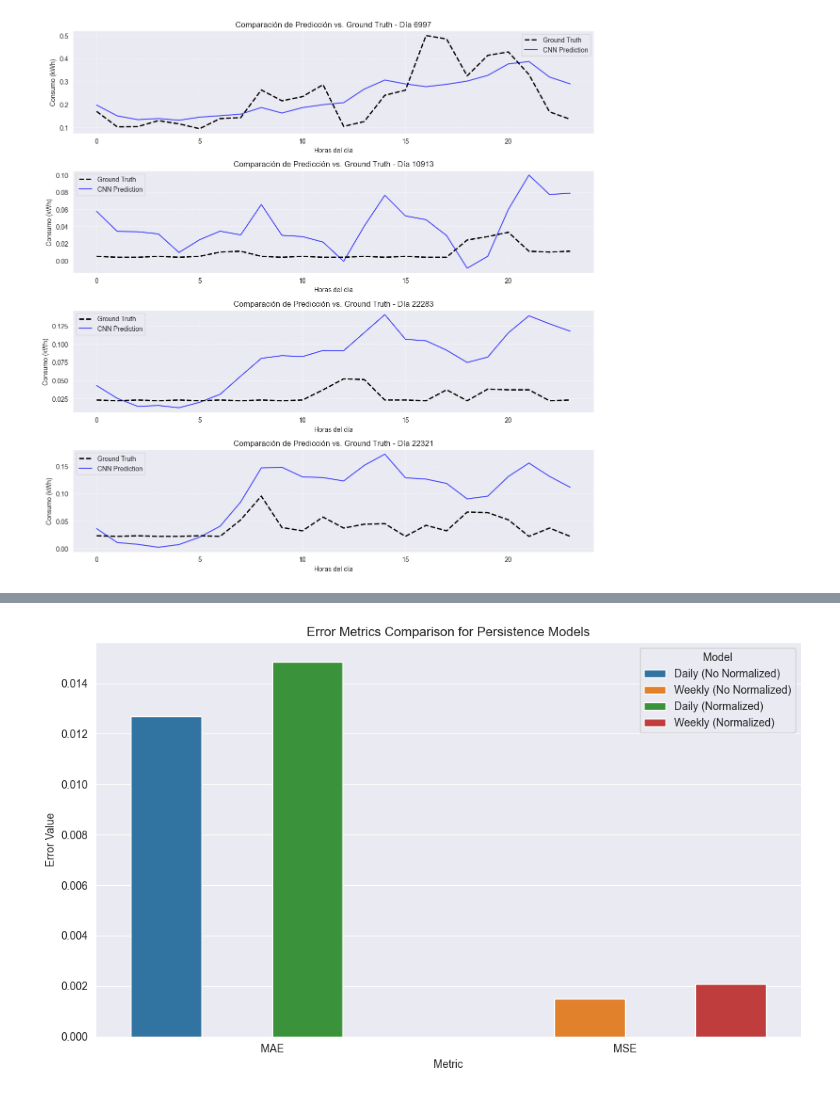
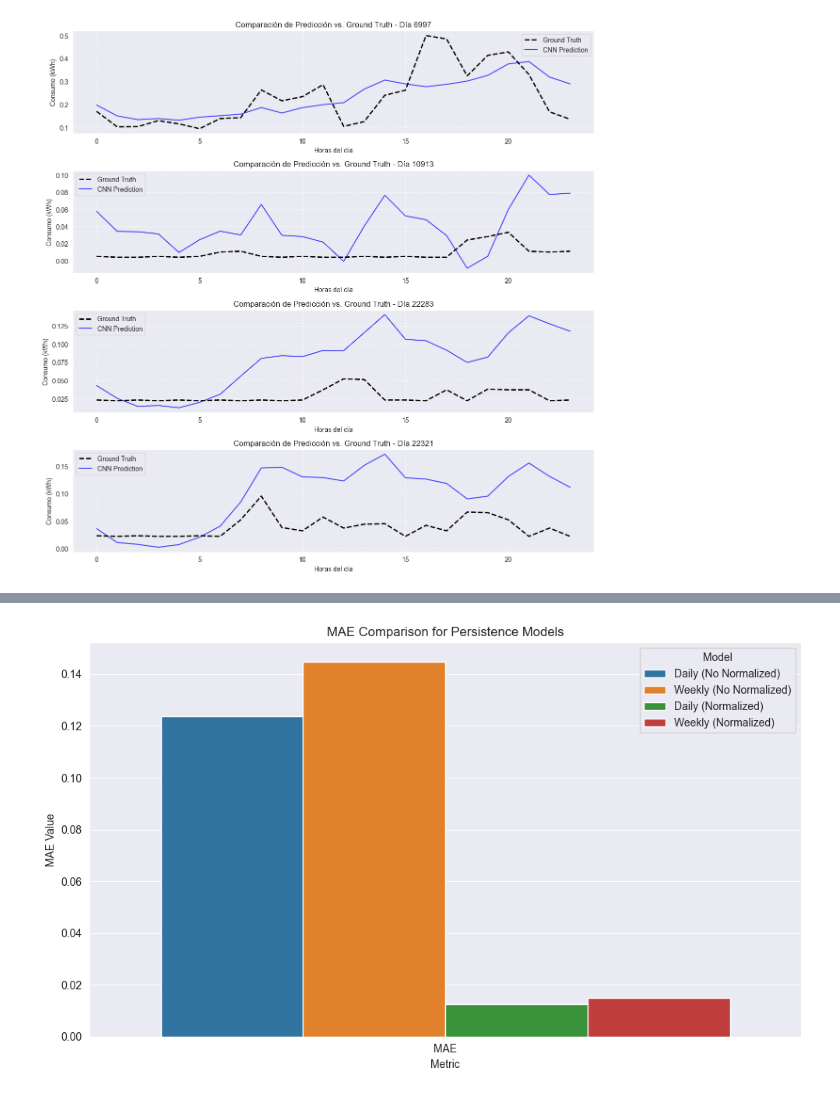
Before and after one commit to FranUrsus/TimeSeriesImaging, a Jupyter notebook: scripts/main.ipynb, the cells around one changed output, grey strips where cells are left out. Drawn from its saved outputs; the diff is of its cells as text; code cells hidden in the pictures.

```diff
--- a/scripts/main.ipynb
+++ b/scripts/main.ipynb
@@ -1281,55 +1086,56 @@ array([[0.021, 0.022, 0.023, ..., 0.022, 0.021, 0.023],
 # %%
+
 from sklearn.metrics import mean_absolute_error, mean_squared_error, r2_score
-GT_test_norm = df_test_norm.to_numpy()
-GT_test = df_test_norm.to_numpy()
+#GT_test_norm = df_test_norm.to_numpy()
+#GT_test = df_test.to_numpy()
 persist_diaria_test_sin_normalizar = persistence_daily(GT_test)
 persist_diadia_test_normalizado = persistence_daily(GT_test_norm)
 persist_semanal_test_sin_normalizar = persistence_weekly(GT_test)
 persist_semanal_test_normalizado = persistence_weekly(GT_test_norm)
 daily_results_norm = (
-    mean_absolute_error(GT_test_norm, persist_diadia_test_normalizado),
-    mean_squared_error(GT_test_norm, persist_diadia_test_normalizado),
+    mean_absolute_error(GT_test_norm, persist_diadia_test_normalizado)
+
 )
 
 weekly_results_norm = (
-    mean_absolute_error(GT_test_norm, persist_semanal_test_normalizado),
-    mean_squared_error(GT_test_norm, persist_semanal_test_normalizado),
+    mean_absolute_error(GT_test_norm, persist_semanal_test_normalizado)
+
 )
 daily_results= (
-    mean_absolute_error(GT_test, persist_diaria_test_sin_normalizar),
-    mean_squared_error(GT_test, persist_diaria_test_sin_normalizar),
+    mean_absolute_error(GT_test, persist_diaria_test_sin_normalizar)
+
 )
 
 weekly_results = (
-    mean_absolute_error(GT_test, persist_semanal_test_sin_normalizar),
-    mean_squared_error(GT_test, persist_semanal_test_sin_normalizar),
+    mean_absolute_error(GT_test, persist_semanal_test_sin_normalizar)
+
 )
 # %%
-metrics = ['MAE', 'MSE']
-import seaborn as sns
-
+# Crear un DataFrame para tener un formato adecuado para seaborn
+metrics = ['MAE']
+# Crear un DataFrame para tener un formato adecuado para seaborn
 data = {
-    'Metric': np.tile(metrics, 4),  # Repetimos las métricas para cada caso
-    'Score': np.concatenate([
+    'Metric': np.tile(metrics, 4),  # Repetimos la métrica MAE para cada caso
+    'Score': np.array([
         daily_results, weekly_results, daily_results_norm, weekly_results_norm
-    ]),  # Todos los resultados de los modelos
-    'Model': ['Daily (No Normalized)', 'Weekly (No Normalized)', 'Daily (Normalized)', 'Weekly (Normalized)'] * 2  # Solo 2 métricas
+    ]),  # Los valores de MAE ahora son unidimensionales
+    'Model': ['Daily (No Normalized)', 'Weekly (No Normalized)', 'Daily (Normalized)', 'Weekly (Normalized)']
 }
 
 df_results = pd.DataFrame(data)
 
 # Crear gráfico de barras
 plt.figure(figsize=(10, 6))
 sns.barplot(data=df_results, x='Metric', y='Score', hue='Model')
 
 # Personalizar el gráfico
-plt.title('Error Metrics Comparison for Persistence Models')
-plt.ylabel('Error Value')
+plt.title('MAE Comparison for Persistence Models')
+plt.ylabel('MAE Value')
 plt.xlabel('Metric')
 plt.legend(title='Model')
 plt.tight_layout()
 
 # Mostrar gráfico
 plt.show()
 # %% [output]
-[figure, old version]
+[figure, new version]
```
Also changed, not shown: parts of 24 cells of this notebook, 3 other files.
